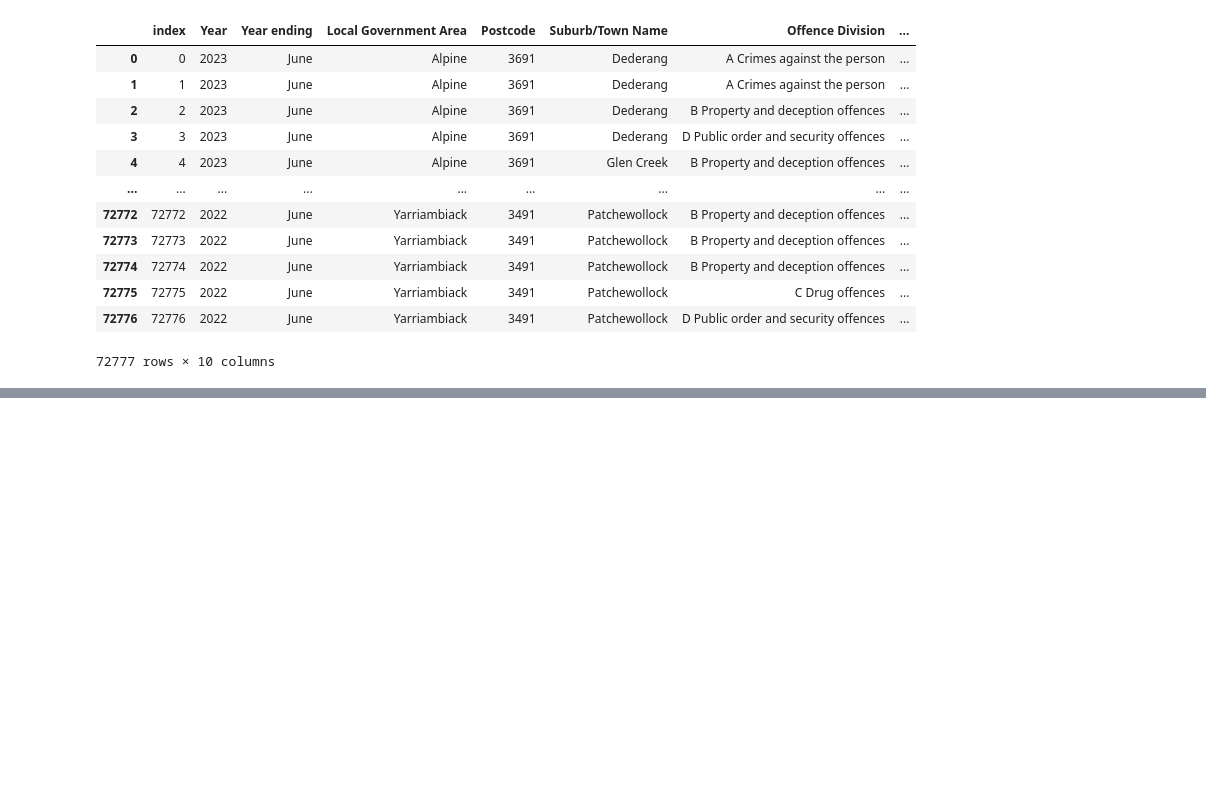
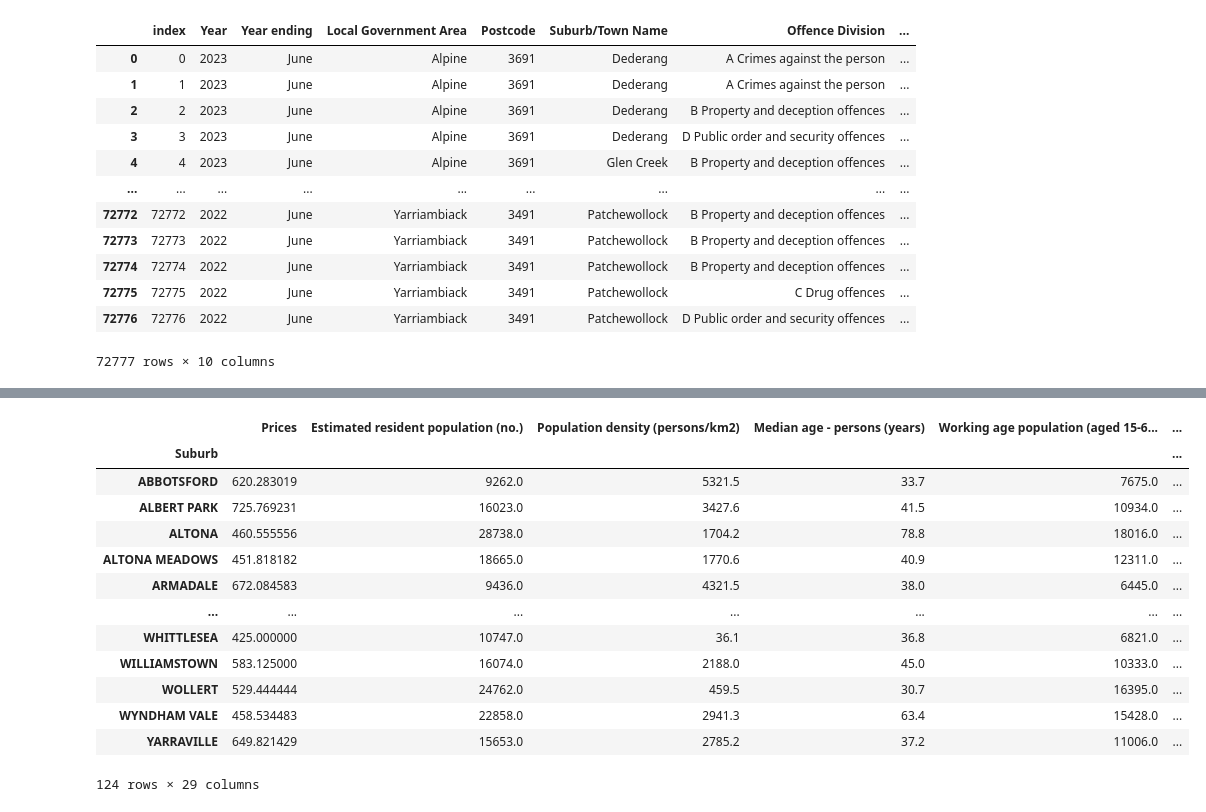
Before and after one commit to vanessagraciia/Real-Estate-Industry-Project, a Jupyter notebook: notebooks/livability - vanessa.ipynb, the cells around one changed output, grey strips where cells are left out. Saved outputs shown, nothing was run; the diff lists cells and outputs as text; code cells hidden in the pictures; blank space fills up the shorter version.

```diff
--- a/notebooks/livability - vanessa.ipynb
+++ b/notebooks/livability - vanessa.ipynb
@@ -188,0 +132,32 @@ qualifying_income = 0.3*
+# %%
+merge_df2 = merge_df[['Suburb', 'Prices', 'Estimated resident population (no.)',
+       'Population density (persons/km2)', 'Median age - persons (years)',
+       'Working age population (aged 15-64 years) (no.)', 'Employed (no.)',
+       'Unemployed (no.)', 'Renter (no.)',
+       'Health care and social assistance (no.)',
+       'Financial and insurance services (no.)',
+       'Administrative and support services (no.)',
+       'Education and training (no.)', 'Accommodation and food services (no.)',
+       'Public administration and safety (no.)',
+       'Value of residential building ($m)', 'Houses - total (no.)',
+       'Townhouses - total (no.)', 'Apartments - total (no.)',
+       'Median weekly household rental payment ($)', 'Rented (no.)',
+       'Count of homeless persons (no.)',
+       'Used at least one form of public transport (train, tram, bus, ferry) (no.)',
+       'Median equivalised total household income (weekly) ($)', 'Incidents Recorded',
+       'Offence Count', 'total_crime', 'qualifying_income']]
+# %%
+merge_df2 = merge_df2.groupby('Suburb').mean()
+# %%
+merge_df2['RAI'] = (merge_df2['Median equivalised total household income (weekly) ($)'] / merge_df2['qualifying_income']) * 100
+# %%
+# Create a new column 'affordability' with a default value of 6
+merge_df2['affordability'] = 0
+
+# Update 'affordability' based on the conditions
+merge_df2.loc[merge_df2['RAI'] < 50, 'affordability'] = 6
+merge_df2.loc[(merge_df2['RAI'] >= 50) & (merge_df2['RAI'] < 80), 'affordability'] = 5
+merge_df2.loc[(merge_df2['RAI'] >= 80) & (merge_df2['RAI'] < 100), 'affordability'] = 4
+merge_df2.loc[(merge_df2['RAI'] >= 100) & (merge_df2['RAI'] < 120), 'affordability'] = 3
+merge_df2.loc[(merge_df2['RAI'] >= 120) & (merge_df2['RAI'] < 150), 'affordability'] = 2
+merge_df2.loc[merge_df2['RAI'] >= 150, 'affordability'] = 1
@@ -188,0 +180,17 @@ qualifying_income = 0.3*
+# %%
+merge_df2
+# %% [output]
+|  | Prices | Estimated resident population (no.) | Population density (persons/km2) | Median age - persons (years) | Working age population (aged 15-6... | ... |
+| Suburb |  |  |  |  |  | ... |
+| ABBOTSFORD | 620.283019 | 9262.0 | 5321.5 | 33.7 | 7675.0 | ... |
+| ALBERT PARK | 725.769231 | 16023.0 | 3427.6 | 41.5 | 10934.0 | ... |
+| ALTONA | 460.555556 | 28738.0 | 1704.2 | 78.8 | 18016.0 | ... |
+| ALTONA MEADOWS | 451.818182 | 18665.0 | 1770.6 | 40.9 | 12311.0 | ... |
+| ARMADALE | 672.084583 | 9436.0 | 4321.5 | 38.0 | 6445.0 | ... |
+| ... | ... | ... | ... | ... | ... | ... |
+| WHITTLESEA | 425.000000 | 10747.0 | 36.1 | 36.8 | 6821.0 | ... |
+| WILLIAMSTOWN | 583.125000 | 16074.0 | 2188.0 | 45.0 | 10333.0 | ... |
+| WOLLERT | 529.444444 | 24762.0 | 459.5 | 30.7 | 16395.0 | ... |
+| WYNDHAM VALE | 458.534483 | 22858.0 | 2941.3 | 63.4 | 15428.0 | ... |
+| YARRAVILLE | 649.821429 | 15653.0 | 2785.2 | 37.2 | 11006.0 | ... |
+124 rows × 29 columns
```
Also changed, not shown: parts of 10 cells of this notebook, 5 other files.
